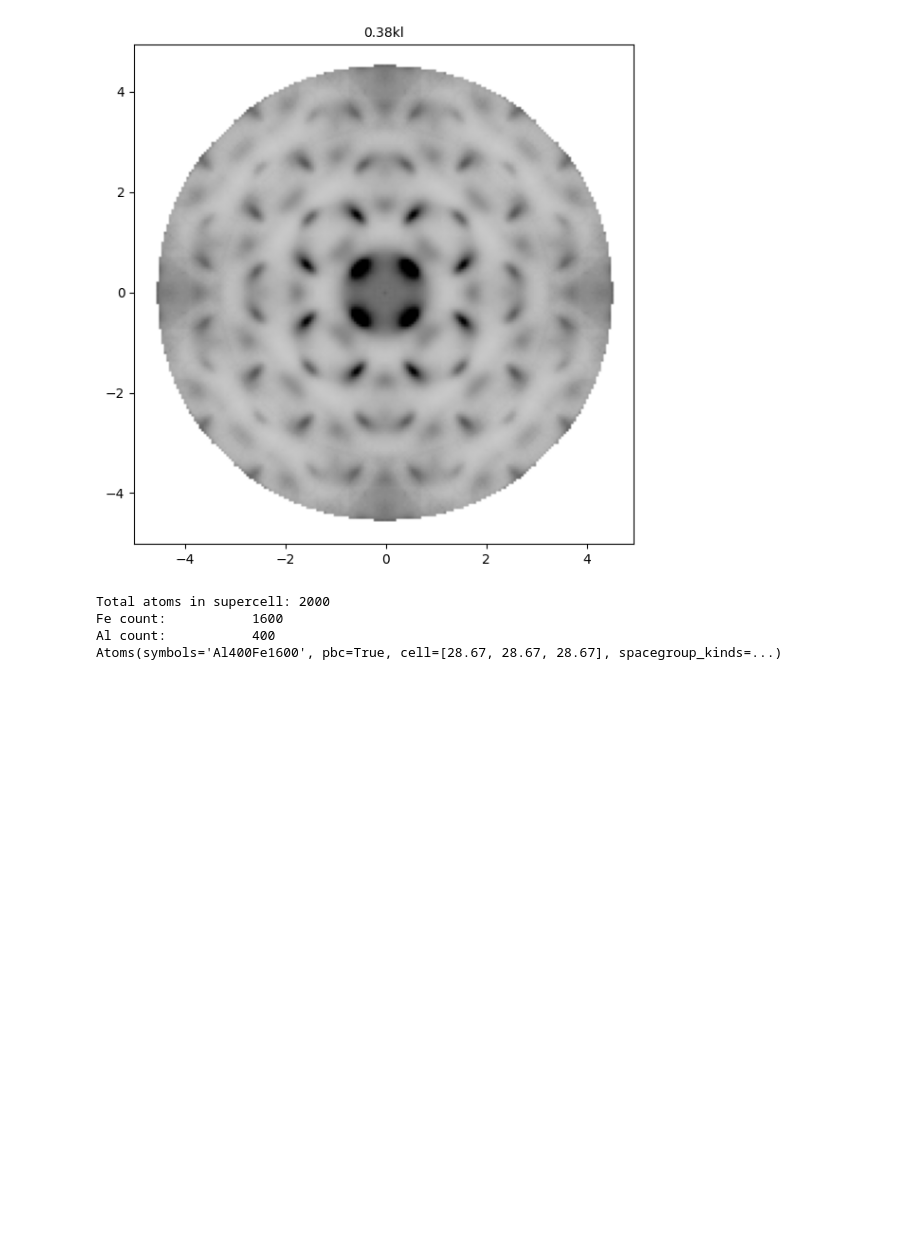
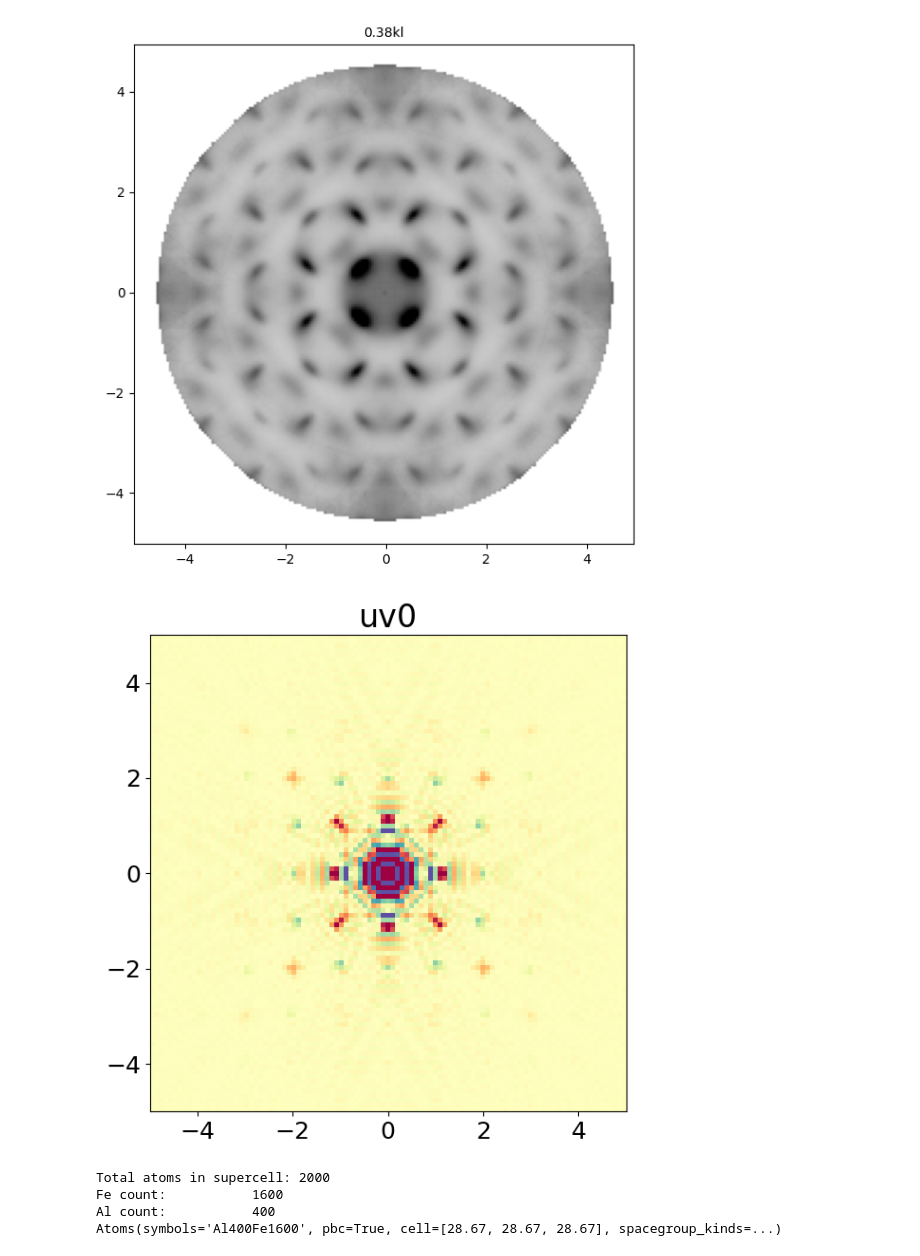
Before and after one commit to cynthia-wen/disordered-materials-fe-al-alloy, a Jupyter notebook: main/scripts/figures.ipynb, the cells around one changed output. Drawn from its saved outputs; the diff is of its cells as text; code cells hidden in the pictures; blank space fills up the shorter version.

Commit message:
added visualization of delta pdfs

```diff
--- a/main/scripts/figures.ipynb
+++ b/main/scripts/figures.ipynb
@@ -92,6 +92,64 @@ plt.tight_layout()
 plt.show()
 # %% [output]
 [figure]
+# %%
+h5_filename = os.path.join("main/yell_refinement/exp-delta-pdf.h5")
+
+with h5py.File(h5_filename, "r") as f:
+    data_3d = f["data"][:]
+    lower_limits = f["lower_limits"][:]
+    step_sizes = f["step_sizes"][:]
+
+# setting up coordinates axes from reciprocal space data
+shape_u, shape_v, shape_w = data_3d.shape
+u_axis = lower_limits[0] + np.arange(shape_u) * step_sizes[0]
+v_axis = lower_limits[1] + np.arange(shape_v) * step_sizes[1]
+w_axis = lower_limits[2] + np.arange(shape_w) * step_sizes[2]
+
+# select plane slice closest to the w=0 plane
+w_zero_idx = np.argmin(np.abs(w_axis))
+uv0_slice = data_3d[:, :, w_zero_idx].T
+
+# color map made to match density viewer (https://github.com/aglie/DensityViewer)
+color_saturation = 10
+color_stops = np.array(
+    [
+        (94, 79, 162), (50, 136, 189), (102, 194, 165), (171, 221, 164),
+        (230, 245, 152), (255, 255, 191), (254, 224, 139), (253, 174, 97),
+        (244, 109, 67), (213, 62, 79), (158, 1, 66),
+    ],
+    dtype=float,
+ )
+
+normalized = np.clip((uv0_slice + color_saturation) / (2 * color_saturation), 0, 1)
+color_position = normalized * (len(color_stops) - 1)
+lower_color = np.floor(color_position).astype(int)
+upper_color = np.ceil(color_position).astype(int)
+color_weight = (color_position - lower_color)[..., np.newaxis]
+rgb_slice = (1 - color_weight) * color_stops[lower_color] + color_weight * color_stops[upper_color]
+rgb_slice = np.floor(rgb_slice).astype(np.uint8)
+
+plot_filename = os.path.join("fe-al_uv0_slice.png")
+plt.figure(figsize=(7, 6))
+plt.imshow(
+    rgb_slice,
+    origin="lower",
+    extent=[u_axis.min(), u_axis.max(), v_axis.min(), v_axis.max()],
+    aspect="equal",
+    interpolation="nearest",
+)
+# plt.colorbar(label="Diffuse Scattering Intensity")
+# plt.title(f"Fe-Al Thermal Diffuse Scattering (Ensemble Average)\n(HK0) Plane")
+plt.title("uv0", fontsize=24)
+plt.xlim(-5, 5)
+plt.ylim(-5, 5)
+plt.xticks(np.arange(-4, 5, 2), fontsize=18)
+plt.yticks(np.arange(-4, 5, 2), fontsize=18)
+plt.tight_layout()
+# plt.savefig(plot_filename, dpi=300)
+plt.show()
+# %% [output]
+[figure, added]
 # %%
 atoms = read("fe-al_md_structures/final_structures/md_relaxed_frame_001.cif")
 current_symbols = atoms.get_chemical_symbols()
```
